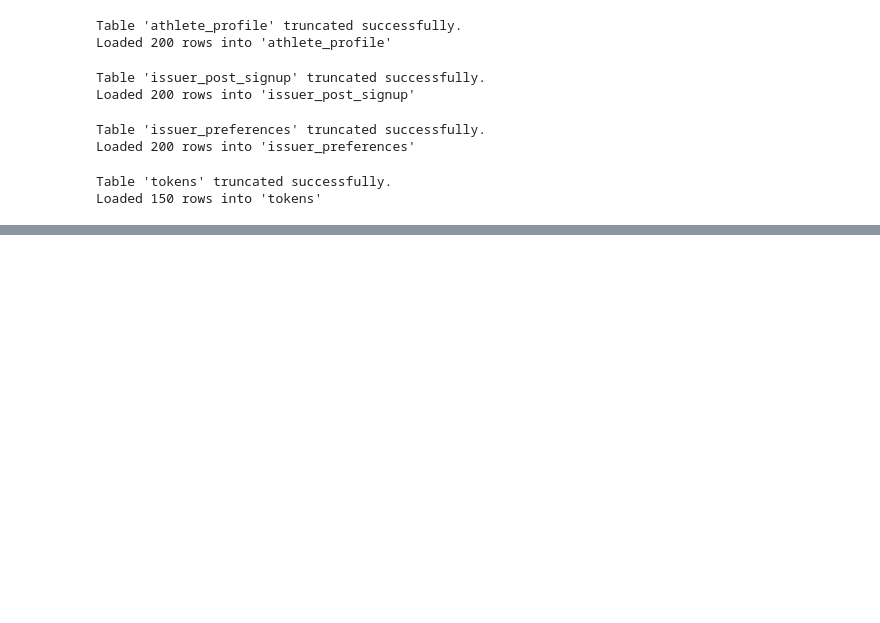
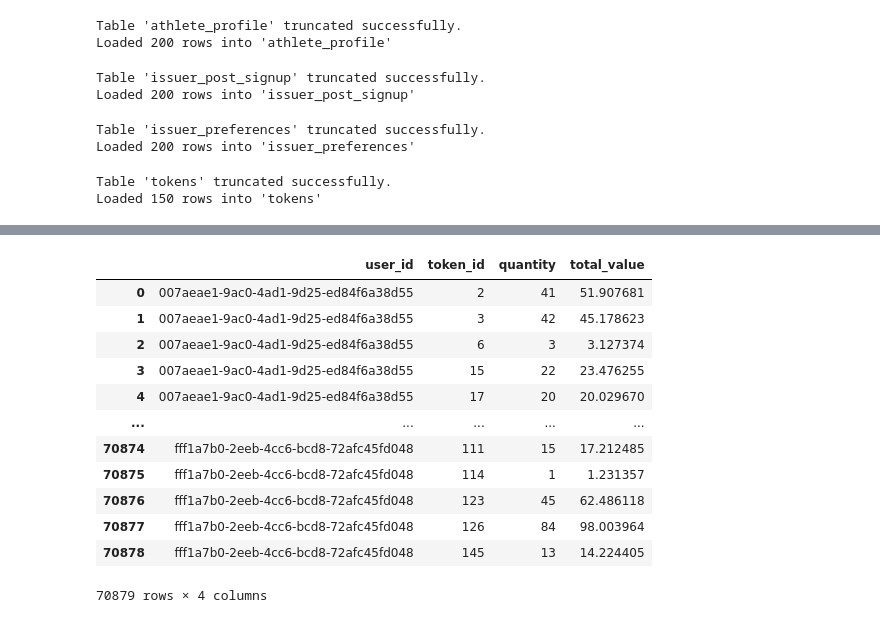
Before and after one commit to alikhanzadi/sql_llm, a Jupyter notebook: data/generate_data_v2.ipynb, the cells around one changed output, grey strips where cells are left out. Drawn from its saved outputs; the diff is of its cells as text; code cells hidden in the pictures; blank space fills up the shorter version.

```diff
--- a/data/generate_data_v2.ipynb
+++ b/data/generate_data_v2.ipynb
@@ -737,0 +692,34 @@ transactions_df
+# %%
+# ------------------------
+# USER TOKEN WALLET
+# ------------------------
+user_token_wallet_df = (
+    transactions_df
+    .groupby(["buyer_id", "token_id"])
+    .agg({
+        "quantity": "sum",
+        "total_amount_usdc": "sum"
+    })
+    .reset_index()
+    .rename(columns={
+        "buyer_id": "user_id",
+        "total_amount_usdc": "total_value"
+    })
+)
+
+user_token_wallet_df["total_value"] = user_token_wallet_df["total_value"]
+user_token_wallet_df
+# %% [output]
+|  | user_id | token_id | quantity | total_value |
+| 0 | 007aeae1-9ac0-4ad1-9d25-ed84f6a38d55 | 2 | 41 | 51.907681 |
+| 1 | 007aeae1-9ac0-4ad1-9d25-ed84f6a38d55 | 3 | 42 | 45.178623 |
+| 2 | 007aeae1-9ac0-4ad1-9d25-ed84f6a38d55 | 6 | 3 | 3.127374 |
+| 3 | 007aeae1-9ac0-4ad1-9d25-ed84f6a38d55 | 15 | 22 | 23.476255 |
+| 4 | 007aeae1-9ac0-4ad1-9d25-ed84f6a38d55 | 17 | 20 | 20.029670 |
+| ... | ... | ... | ... | ... |
+| 70874 | fff1a7b0-2eeb-4cc6-bcd8-72afc45fd048 | 111 | 15 | 17.212485 |
+| 70875 | fff1a7b0-2eeb-4cc6-bcd8-72afc45fd048 | 114 | 1 | 1.231357 |
+| 70876 | fff1a7b0-2eeb-4cc6-bcd8-72afc45fd048 | 123 | 45 | 62.486118 |
+| 70877 | fff1a7b0-2eeb-4cc6-bcd8-72afc45fd048 | 126 | 84 | 98.003964 |
+| 70878 | fff1a7b0-2eeb-4cc6-bcd8-72afc45fd048 | 145 | 13 | 14.224405 |
+70879 rows × 4 columns
```
Also changed, not shown: parts of 16 cells of this notebook.
